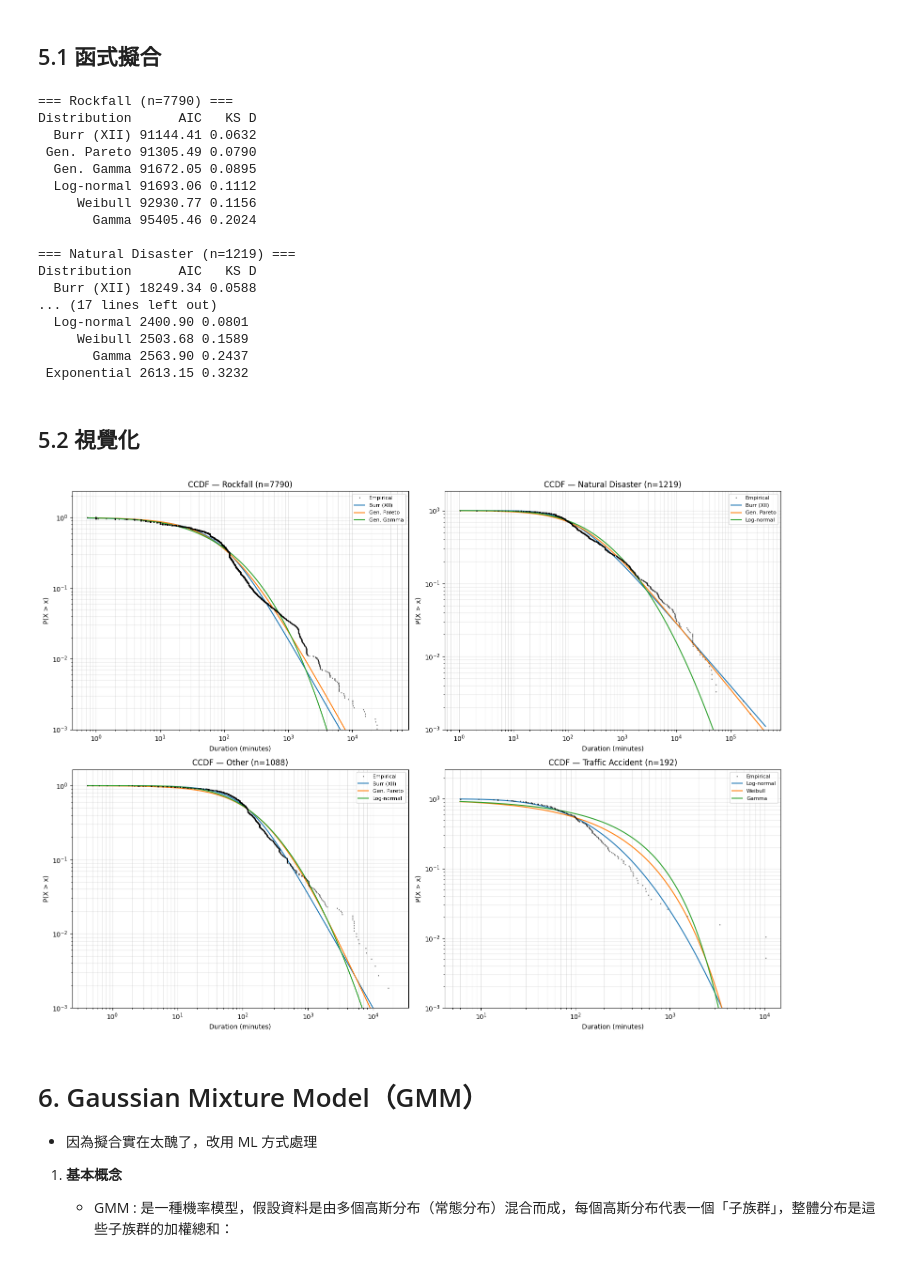
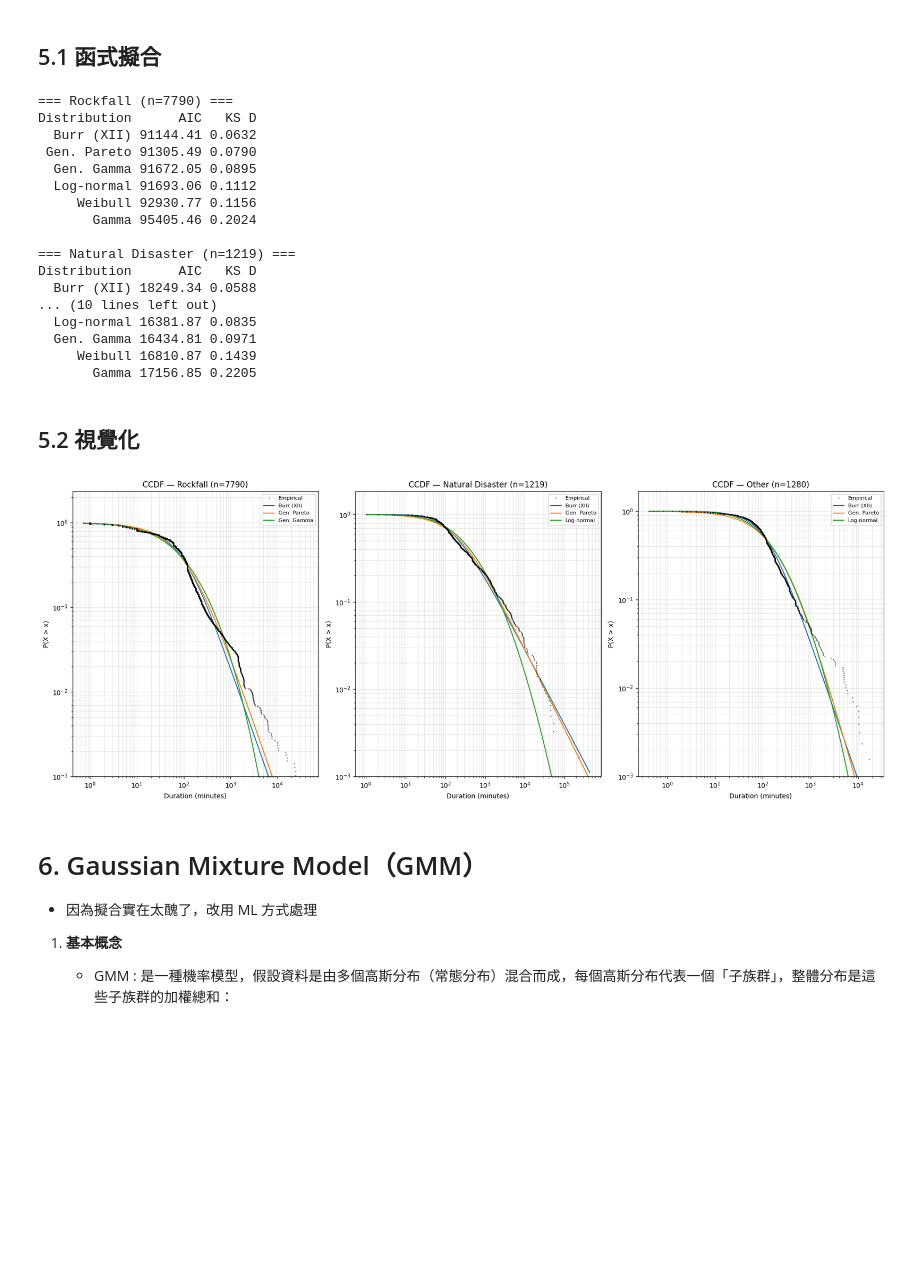
Before and after one commit to jungswork/06_Road_Repar_Time, a Jupyter notebook: 02_road_data_analysis.ipynb, the cells around one changed output. Saved outputs shown, nothing was run; the diff lists cells and outputs as text; code cells hidden in the pictures; blank space fills up the shorter version.

Commit message:
移除 Traffic 類別，歸納至 Other 類別中，並重新擬合 GGM

```diff
--- a/02_road_data_analysis.ipynb
+++ b/02_road_data_analysis.ipynb
@@ -194,7 +192,7 @@ plt.show()
 # %%
 import numpy as np
 
-fig, axes = plt.subplots(2, 2, figsize=(14, 10))
+fig, axes = plt.subplots(1, 3, figsize=(18, 6))
 axes = axes.flatten()
 
 causes = df["Cause"].unique()
@@ -249,18 +243,11 @@ candidates_main = {
     "Gen. Gamma"  : stats.gengamma,
 }
 
-candidates_traffic = {
-    "Exponential" : stats.expon,
-    "Weibull"     : stats.weibull_min,
-    "Log-normal"  : stats.lognorm,
-    "Gamma"       : stats.gamma,
-}
 
 cause_candidates = {
     "Rockfall"         : candidates_main,
     "Natural Disaster" : candidates_main,
     "Other"            : candidates_main,
-    "Traffic Accident" : candidates_traffic,
 }
 
 fit_results   = {}
@@ -303,47 +290,47 @@ Distribution      AIC   KS D
 === Natural Disaster (n=1219) ===
 Distribution      AIC   KS D
   Burr (XII) 18249.34 0.0588
-... (17 lines left out)
-  Log-normal 2400.90 0.0801
-     Weibull 2503.68 0.1589
-       Gamma 2563.90 0.2437
- Exponential 2613.15 0.3232
+... (10 lines left out)
+  Log-normal 16381.87 0.0835
+  Gen. Gamma 16434.81 0.0971
+     Weibull 16810.87 0.1439
+       Gamma 17156.85 0.2205
 # %% [markdown]
 ## 5.2 視覺化
 # %%
-fig, axes = plt.subplots(2, 2, figsize=(16, 12))
+fig, axes = plt.subplots(1, 3, figsize=(18, 7))
 axes = axes.flatten()
 
 colors = ["tab:blue", "tab:orange", "tab:green"]
 
 for i, cause in enumerate(cause_candidates.keys()):
     data   = np.sort(df[df["Cause"] == cause]["Duration (minutes)"].values)
     ccdf   = 1 - np.arange(1, len(data) + 1) / len(data)
     x_plot = np.logspace(np.log10(data.min()), np.log10(data.max()), 600)
 
     ax = axes[i]
 
     # 實際 CCDF
     ax.loglog(data, ccdf, "k.", markersize=2, alpha=0.4, label="Empirical", zorder=5)
 
     # 依 AIC 取前三名
     top3 = fit_results[cause].head(3)["Distribution"].tolist()
     for name, color in zip(top3, colors):
         dist, params = fitted_params[cause][name]
         ccdf_th      = 1 - dist.cdf(x_plot, *params)
         ax.loglog(x_plot, ccdf_th, color=color, linewidth=1.5, label=name)
 
     ax.set_title(f"CCDF — {cause} (n={len(data)})")
     ax.set_xlabel("Duration (minutes)")
     ax.set_ylabel("P(X > x)")
     ax.set_ylim(bottom=1e-3)
     ax.legend(fontsize=8)
     ax.grid(True, which="both", alpha=0.3)
 
 plt.tight_layout()
 plt.show()
 # %% [output]
-[figure, old version]
+[figure, new version]
 # %% [markdown]
 # 6. Gaussian Mixture Model（GMM）
 
```
Also changed, not shown: parts of 13 cells of this notebook, 3 other files.
